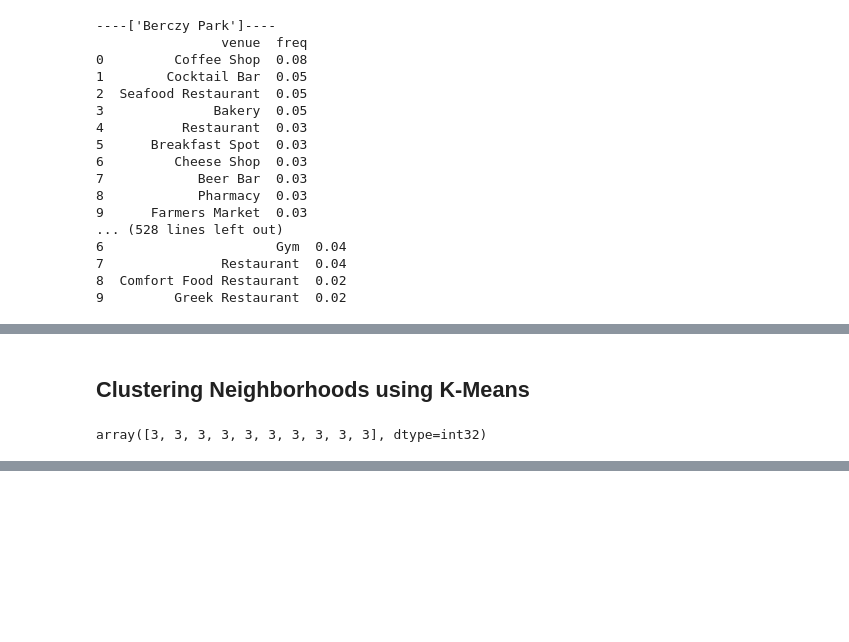
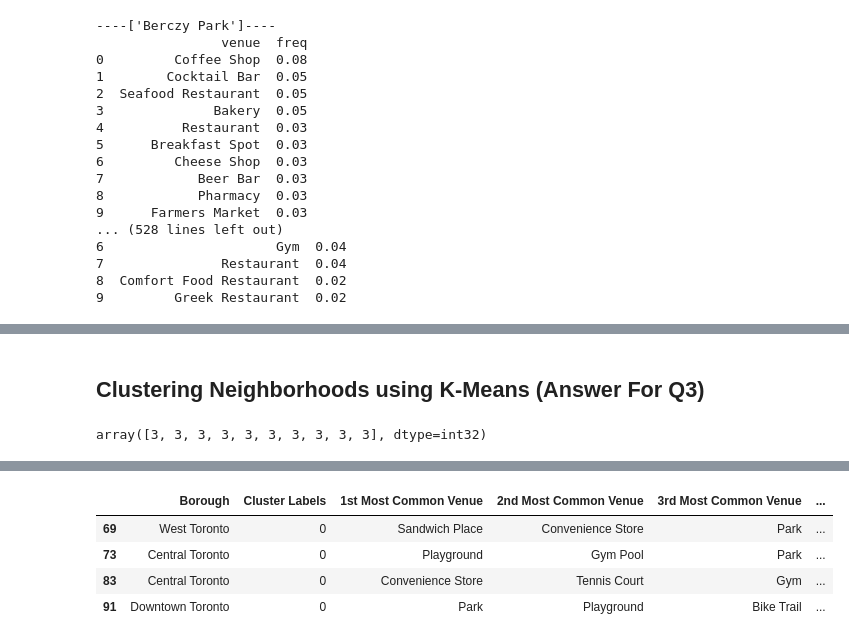
Before and after one commit to Stanley-Chan/Coursera_Capstone, a Jupyter notebook: Segmenting and Clustering Neighborhoods in Toronto.ipynb, the cells around one changed output, grey strips where cells are left out. Saved outputs shown, nothing was run; the diff lists cells and outputs as text; code cells hidden in the pictures; blank space fills up the shorter version.

```diff
--- a/Segmenting and Clustering Neighborhoods in Toronto.ipynb
+++ b/Segmenting and Clustering Neighborhoods in Toronto.ipynb
@@ -464,7 +464,7 @@ neighborhoods_venues_sorted.tail()
 | 37 | ['Toronto Dominion Centre ', ' De... | Coffee Shop | Hotel | Café | Restaurant | ... |
 | 38 | ['University of Toronto ', ' Harb... | Café | Coffee Shop | Bakery | Bookstore | ... |
 # %% [markdown]
-## Clustering Neighborhoods using K-Means
+## Clustering Neighborhoods using K-Means (Answer For Q3)
 # %%
 # set number of clusters
 kclusters = 5
@@ -521,3 +521,11 @@ for lat, lon, poi, cluster in zip(toronto_venues_merged['Latitude'], toronto_ven
 map_clusters_toronto_venues
 # %% [output]
 [interactive output not drawn]
+# %%
+toronto_venues_merged.loc[toronto_venues_merged['Cluster Labels'] == 0, toronto_venues_merged.columns[[1] + list(range(5, toronto_venues_merged.shape[1]))]]
+# %% [output]
+|  | Borough | Cluster Labels | 1st Most Common Venue | 2nd Most Common Venue | 3rd Most Common Venue | ... |
+| 69 | West Toronto | 0 | Sandwich Place | Convenience Store | Park | ... |
+| 73 | Central Toronto | 0 | Playground | Gym Pool | Park | ... |
+| 83 | Central Toronto | 0 | Convenience Store | Tennis Court | Gym | ... |
+| 91 | Downtown Toronto | 0 | Park | Playground | Bike Trail | ... |
```
Also changed, not shown: parts of 5 cells of this notebook.
